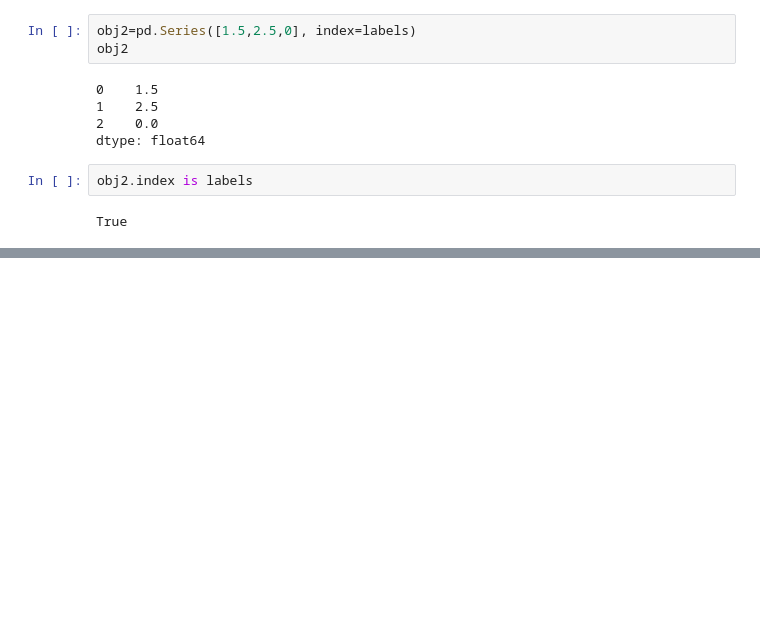
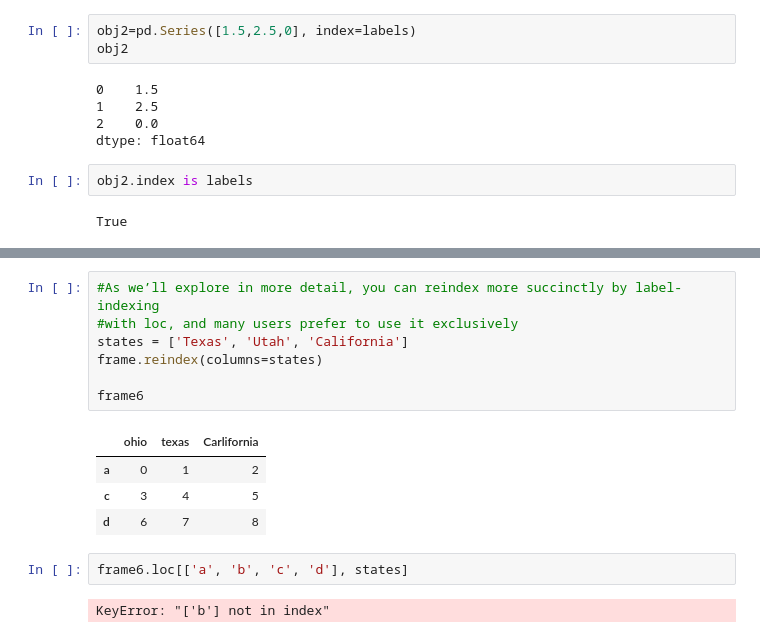
Before and after one commit to Otifredrick/Data-Science-Training-, a Jupyter notebook: pandas_training/Understanding pandas data structures.ipynb, the cells around one changed output, grey strips where cells are left out. Saved outputs shown, nothing was run; the diff lists cells and outputs as text; blank space fills up the shorter version.

```diff
--- a/pandas_training/Understanding pandas data structures.ipynb
+++ b/pandas_training/Understanding pandas data structures.ipynb
@@ -328,0 +406,16 @@ True
+# %%
+#As we’ll explore in more detail, you can reindex more succinctly by label-indexing
+#with loc, and many users prefer to use it exclusively
+states = ['Texas', 'Utah', 'California']
+frame.reindex(columns=states)
+
+frame6
+# %% [output]
+|  | ohio | texas | Carlifornia |
+| a | 0 | 1 | 2 |
+| c | 3 | 4 | 5 |
+| d | 6 | 7 | 8 |
+# %%
+frame6.loc[['a', 'b', 'c', 'd'], states]
+# %% [output]
+KeyError: "['b'] not in index"
```
Also changed, not shown: parts of 18 cells of this notebook.
